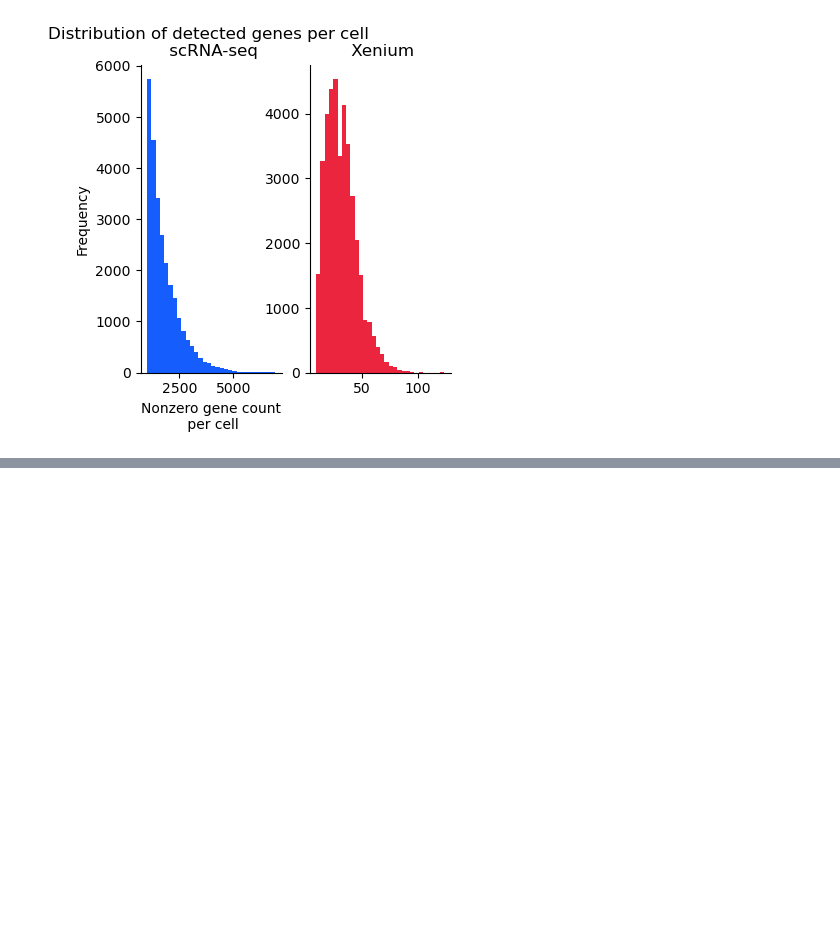
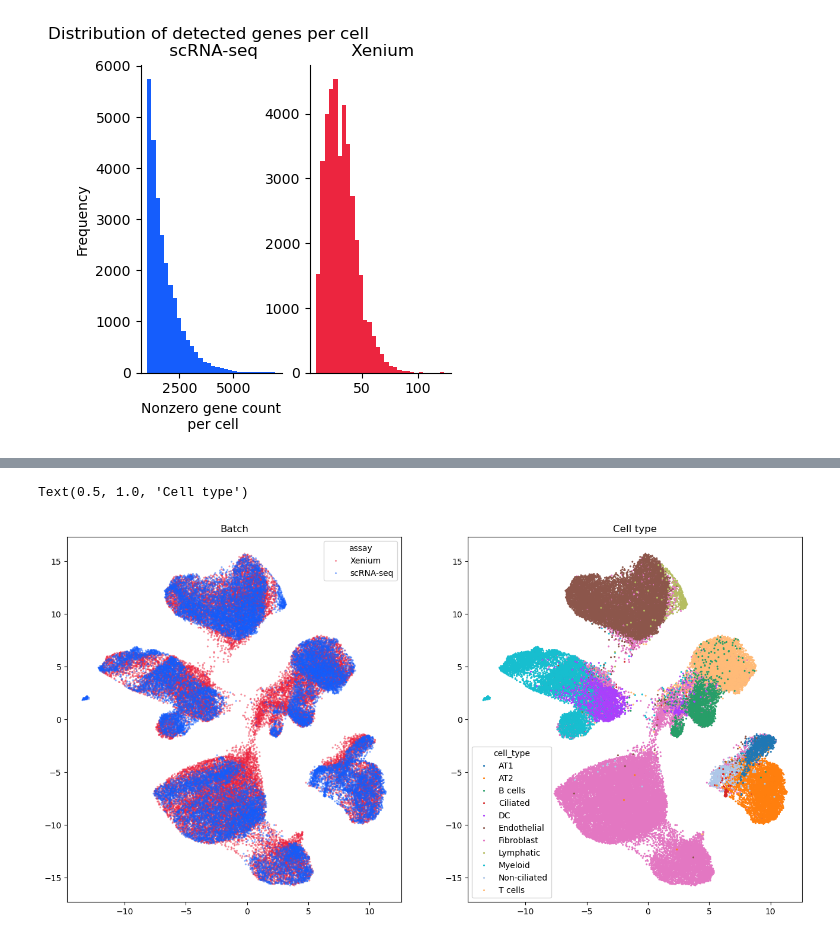
Before and after one commit to rohitsinghlab/usher, a Jupyter notebook: example_notebooks/scGPT_example.ipynb, the cells around one changed output, grey strips where cells are left out. Saved outputs shown, nothing was run; the diff lists cells and outputs as text; code cells hidden in the pictures; blank space fills up the shorter version.

Commit message:
Updated example

```diff
--- a/example_notebooks/scGPT_example.ipynb
+++ b/example_notebooks/scGPT_example.ipynb
@@ -216,0 +238,4 @@ It.  |Err
+# %%
+#load learned transformation
+from model_utils import *
+model, scaler_mean,scaler_std, gene_names = load_alignment_model('../datasets/scGPT_example/alignment_model.pt', hidden_dim=512)
@@ -216,0 +244,19 @@ It.  |Err
+# %%
+xenAD_scGPT_aligned = xenAD_scGPT.copy()
+# %%
+import torch
+# Load and convert data
+from model_utils import _to_dense_float32
+X_new = _to_dense_float32(xenAD_scGPT_aligned.X)
+device = 'cuda' if torch.cuda.is_available() else 'cpu'
+X_new = torch.from_numpy(X_new).to(device)
+from m_step_utils import standardize_features, unstandardize_features
+X_new_std = standardize_features(X_new, scaler_mean, scaler_std)
+
+features_new = X_new_std.to(device)
+with torch.no_grad():
+    features_transformed = model(features_new)
+features_transformed = unstandardize_features(features_transformed, scaler_mean, scaler_std)
+xenAD_scGPT_aligned = ad.AnnData(X=features_transformed.detach().cpu().numpy(), obs=xenAD_scGPT_aligned.obs,obsm=xenAD_scGPT_aligned.obsm)
+# %%
+combinedAD_aligned = ad.concat([xenAD_scGPT_aligned, scAD_scGPT], axis=0, label='batch')
@@ -216,0 +266,11 @@ It.  |Err
+# %%
+fig, ax = plt.subplots(1, 2, figsize=(16, 8))
+
+sns.scatterplot(x=combinedAD_aligned.obsm['X_umap'][:, 0], y=combinedAD_aligned.obsm['X_umap'][:, 1], hue=combinedAD_aligned.obs['assay'], palette=assay_colors, s=5, linewidth=0, ax=ax[0], alpha=0.5)
+sns.scatterplot(x=combinedAD_aligned.obsm['X_umap'][:, 0], y=combinedAD_aligned.obsm['X_umap'][:, 1], hue=combinedAD_aligned.obs['cell_type'], palette=ctype_colors, s=5, linewidth=0, ax=ax[1])
+
+ax[0].set_title('Batch')
+ax[1].set_title('Cell type')
+# %% [output]
+Text(0.5, 1.0, 'Cell type')
+[figure, added]
```
Also changed, not shown: parts of 16 cells of this notebook, 1 other file.
